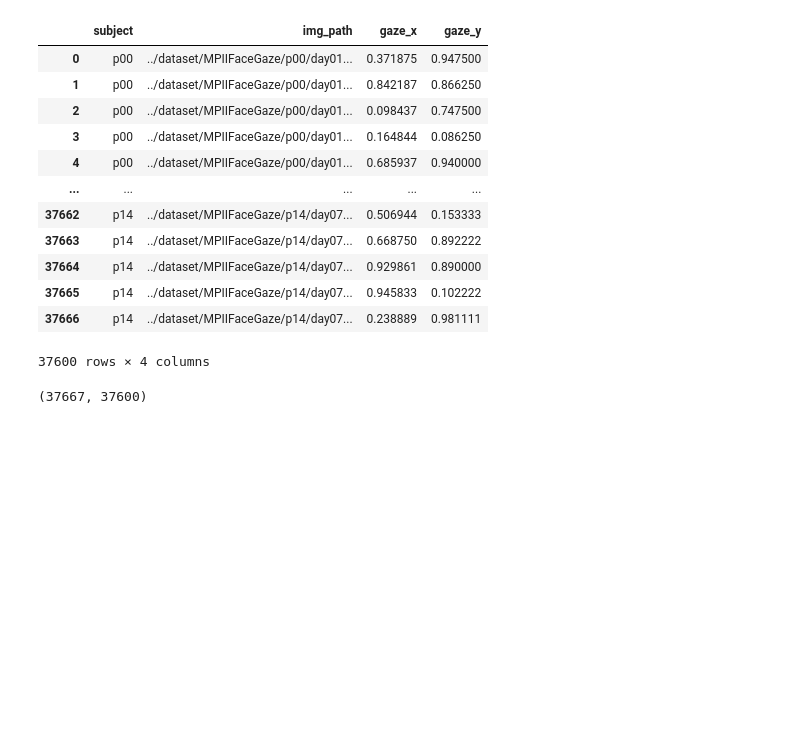
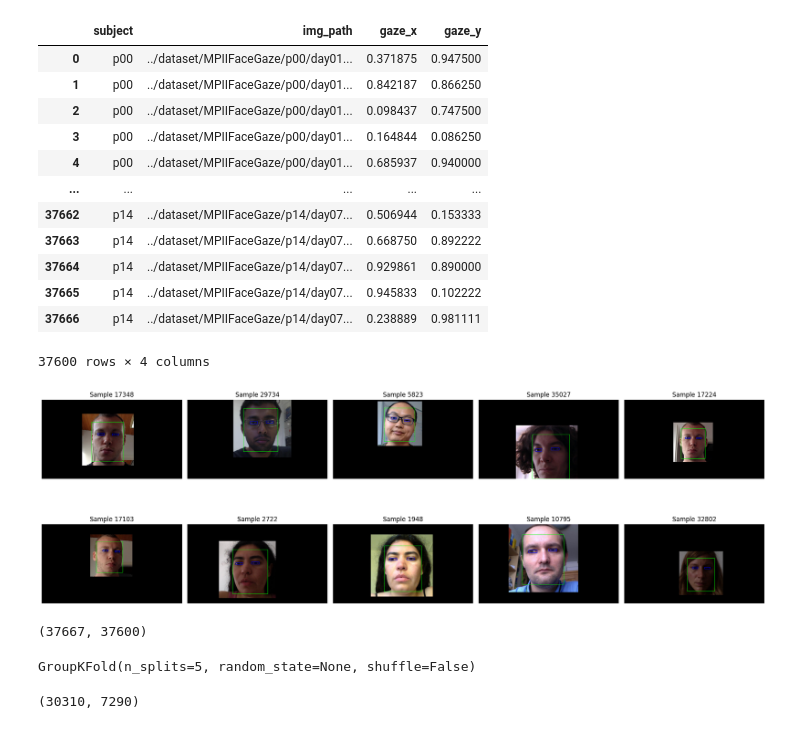
Before and after one commit to patherstevenson/EyeTracking, a Jupyter notebook: notebooks/iTracker_MPIIFace_Training.ipynb, the cells around one changed output. Cells and saved outputs as stored; diff of their text form; code cells hidden in the pictures; blank space fills up the shorter version.

Commit message:
training

```diff
--- a/notebooks/iTracker_MPIIFace_Training.ipynb
+++ b/notebooks/iTracker_MPIIFace_Training.ipynb
@@ -107,6 +104,52 @@ df_clean
 | 37665 | p14 | ../dataset/MPIIFaceGaze/p14/day07... | 0.945833 | 0.102222 |
 | 37666 | p14 | ../dataset/MPIIFaceGaze/p14/day07... | 0.238889 | 0.981111 |
 37600 rows × 4 columns
+# %%
+
+face_mesh = mp.solutions.face_mesh.FaceMesh(
+    static_image_mode=True,
+    refine_landmarks=True,
+    max_num_faces=1
+)
+
+fig, axs = plt.subplots(nrows=2, ncols=5, figsize=(20, 8))
+
+for i in range(10):
+    ax = axs[i // 5, i % 5]
+    idx = np.random.randint(len(df_clean))
+    img_path = df_clean.iloc[idx]["img_path"]
+    img = cv2.imread(img_path)
+
+    if img is None:
+        ax.axis("off")
+        ax.set_title("Image not found")
+        continue
+
+    image_rgb = cv2.cvtColor(img, cv2.COLOR_BGR2RGB)
+    results = face_mesh.process(image_rgb)
+
+    if results.multi_face_landmarks:
+        landmarks = results.multi_face_landmarks[0]
+        h, w, _ = img.shape
+        points = [(int(pt.x * w), int(pt.y * h)) for pt in landmarks.landmark]
+
+        left_eye_bbox = get_bounding_box(LEFT_EYE, points, w, h)
+        right_eye_bbox = get_bounding_box(RIGHT_EYE, points, w, h)
+        face_bbox = get_bounding_box(FACE_OVAL, points, w, h)
+
+        img_drawn = draw_bounding_boxes(img.copy(), face_bbox, left_eye_bbox, right_eye_bbox)
+        ax.imshow(cv2.cvtColor(img_drawn, cv2.COLOR_BGR2RGB))
+        ax.set_title(f"Sample {idx}")
+    else:
+        ax.imshow(cv2.cvtColor(img, cv2.COLOR_BGR2RGB))
+        ax.set_title("No face detected")
+
+    ax.axis("off")
+
+plt.tight_layout()
+plt.show()
+# %% [output]
+[figure, added]
 # %%
 len(df), len(df_clean)
 # %% [output]
@@ -113,0 +160,6 @@ len(df), len(df_clean)
+# %%
+gkf = GroupKFold(n_splits=5)
+gkf.get_n_splits(X,y,groups)
+print(gkf)
+# %% [output]
+GroupKFold(n_splits=5, random_state=None, shuffle=False)
@@ -114 +170,5 @@ len(df), len(df_clean)
+# %%
+len(df_train), len(df_test)
+# %% [output]
+(30310, 7290)
 # %%
```
Also changed, not shown: parts of 15 cells of this notebook, 3 other files.
